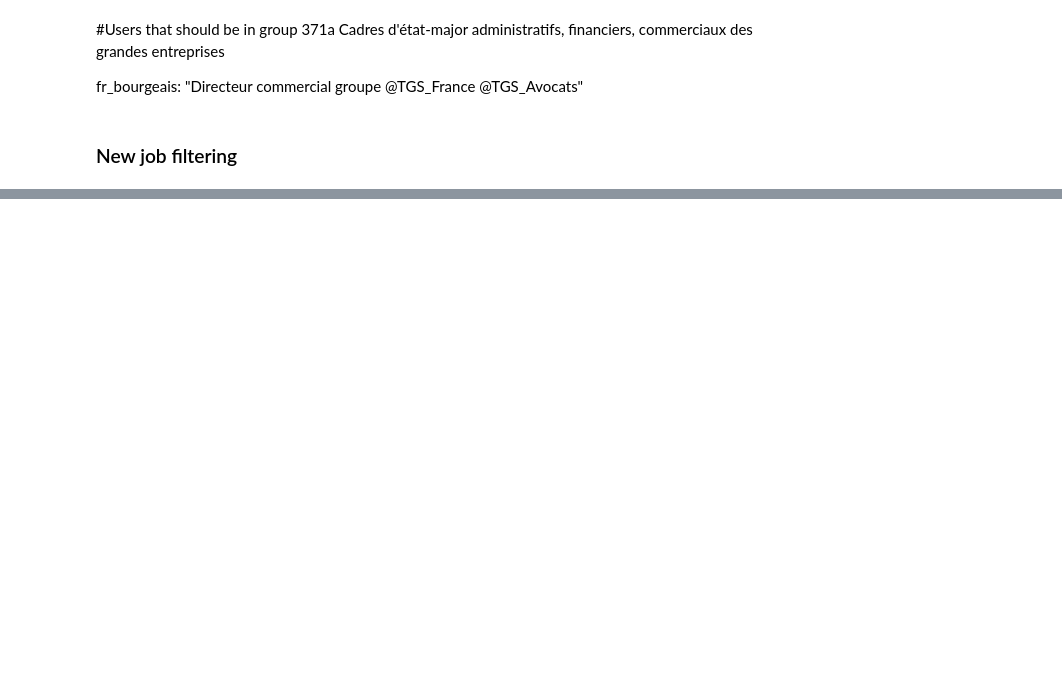
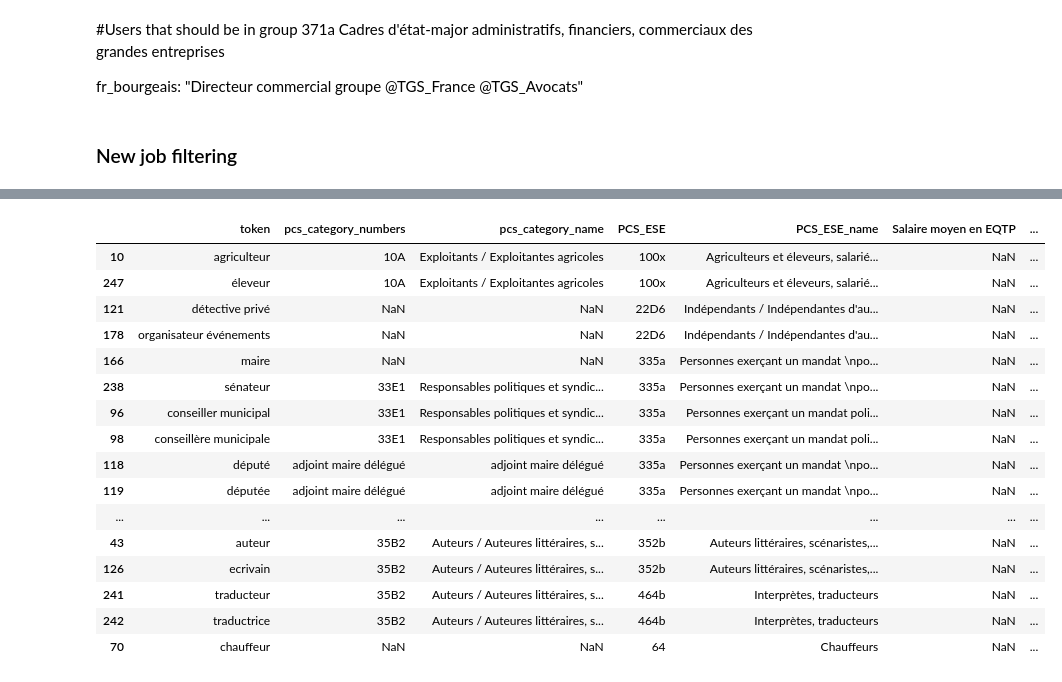
Before and after one commit to livtol99/Liv-Stage---FOCOS-Hand-Over, a Jupyter notebook: Code/Brand Validation/Income_val.ipynb, the cells around one changed output, grey strips where cells are left out. Cells and saved outputs as stored; diff of their text form; code cells hidden in the pictures; blank space fills up the shorter version.

```diff
--- a/Code/Brand Validation/Income_val.ipynb
+++ b/Code/Brand Validation/Income_val.ipynb
@@ -392,3 +360,20 @@ private = pd.read_csv(path+file, sep=";")
 #make the codes lower case, to match between data sets
 private['PCS_ESE'] = private['PCS_ESE'].str.lower()
 private = private.sort_values('Salaire moyen en EQTP')
+
+#public income
+path2 = '/home/livtollanes/10.jan-thesis/Code/Brand Validation/'
+file2 = 'public_salaries.csv'
+public = pd.read_csv(path2+file2, sep=";")
+public['PCS_ESE'] = public['PCS_ESE'].str.lower()
+public = public.sort_values('Salaire moyen en EQTP')
+
+
+#merge the public and private income dfs
+income = pd.concat([public, private], ignore_index=True)
+
+#Sort from low to high
+income = income.sort_values('Salaire moyen en EQTP')
+
+#Add income to the job titles
+job_titles = job_titles.merge(income[['PCS_ESE', 'Salaire moyen en EQTP']], on='PCS_ESE', how='left')
@@ -603,0 +409,7 @@ grouped = grouped.sort_values(('0', 'mean'))
+# %%
+# Convert n-grams from strings to tuples in order to filter based on our predefined n-gram list
+job_titles['titles'] = job_titles['token'].apply(lambda x: tuple(x.split()))
+
+#Remove all rows where PCS_ESE is NaN. We only want thentitles that currently have an income code
+job_titles = job_titles[job_titles['PCS_ESE'].notna()]
+job_titles = job_titles[job_titles['PCS_ESE_name'].notna()]
@@ -603,0 +428,21 @@ grouped = grouped.sort_values(('0', 'mean'))
+# %%
+NA_rows = job_titles[job_titles['Salaire moyen en EQTP'].isna()]
+NA_rows.sort_values('PCS_ESE')
+# %% [output]
+|  | token | pcs_category_numbers | pcs_category_name | PCS_ESE | PCS_ESE_name | Salaire moyen en EQTP | ... |
+| 10 | agriculteur | 10A | Exploitants / Exploitantes agricoles | 100x | Agriculteurs et éleveurs, salarié... | NaN | ... |
+| 247 | éleveur | 10A | Exploitants / Exploitantes agricoles | 100x | Agriculteurs et éleveurs, salarié... | NaN | ... |
+| 121 | détective privé | NaN | NaN | 22D6 | Indépendants / Indépendantes d'au... | NaN | ... |
+| 178 | organisateur événements | NaN | NaN | 22D6 | Indépendants / Indépendantes d'au... | NaN | ... |
+| 166 | maire | NaN | NaN | 335a | Personnes exerçant un mandat \npo... | NaN | ... |
+| 238 | sénateur | 33E1 | Responsables politiques et syndic... | 335a | Personnes exerçant un mandat \npo... | NaN | ... |
+| 96 | conseiller municipal | 33E1 | Responsables politiques et syndic... | 335a | Personnes exerçant un mandat poli... | NaN | ... |
+| 98 | conseillère municipale | 33E1 | Responsables politiques et syndic... | 335a | Personnes exerçant un mandat poli... | NaN | ... |
+| 118 | député | adjoint maire délégué | adjoint maire délégué | 335a | Personnes exerçant un mandat \npo... | NaN | ... |
+| 119 | députée | adjoint maire délégué | adjoint maire délégué | 335a | Personnes exerçant un mandat \npo... | NaN | ... |
+| ... | ... | ... | ... | ... | ... | ... | ... |
+| 43 | auteur | 35B2 | Auteurs / Auteures littéraires, s... | 352b | Auteurs littéraires, scénaristes,... | NaN | ... |
+| 126 | ecrivain | 35B2 | Auteurs / Auteures littéraires, s... | 352b | Auteurs littéraires, scénaristes,... | NaN | ... |
+| 241 | traducteur | 35B2 | Auteurs / Auteures littéraires, s... | 464b | Interprètes, traducteurs | NaN | ... |
+| 242 | traductrice | 35B2 | Auteurs / Auteures littéraires, s... | 464b | Interprètes, traducteurs | NaN | ... |
+| 70 | chauffeur | NaN | NaN | 64 | Chauffeurs | NaN | ... |
```
Also changed, not shown: parts of 58 cells of this notebook, 3 other files.
